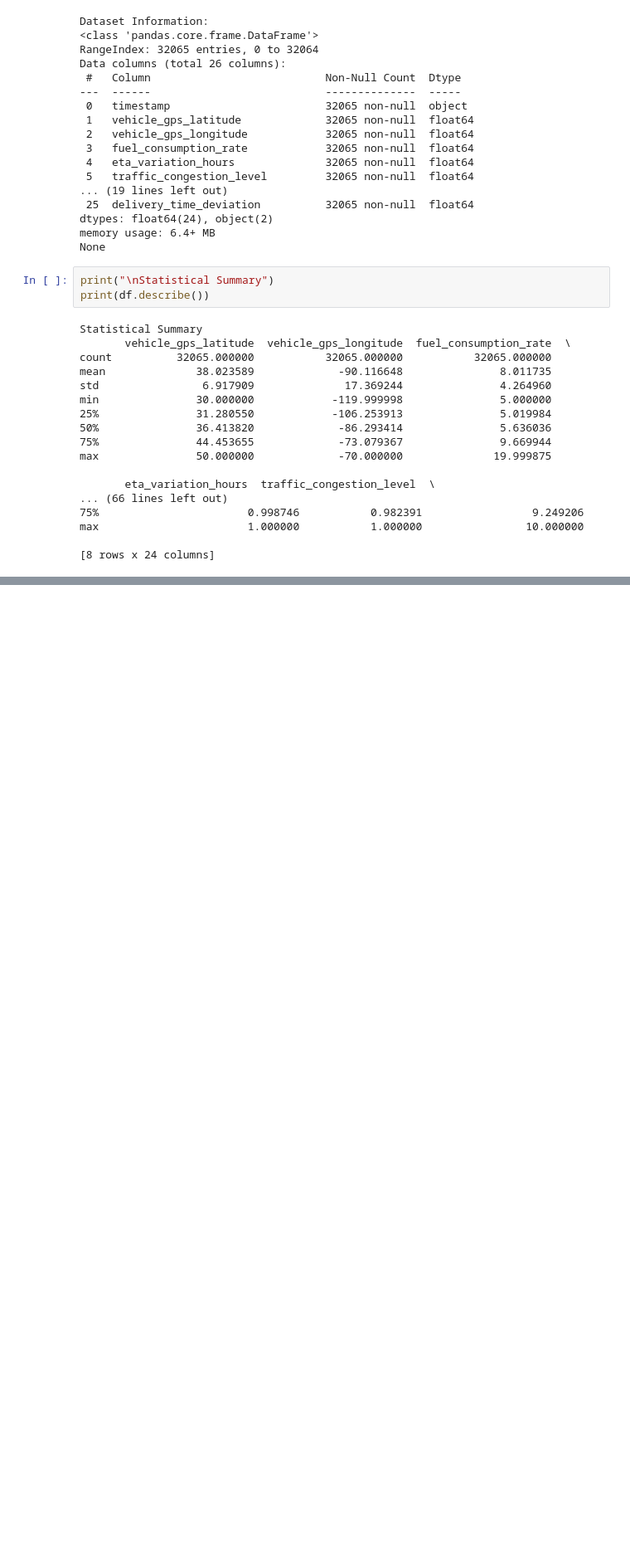
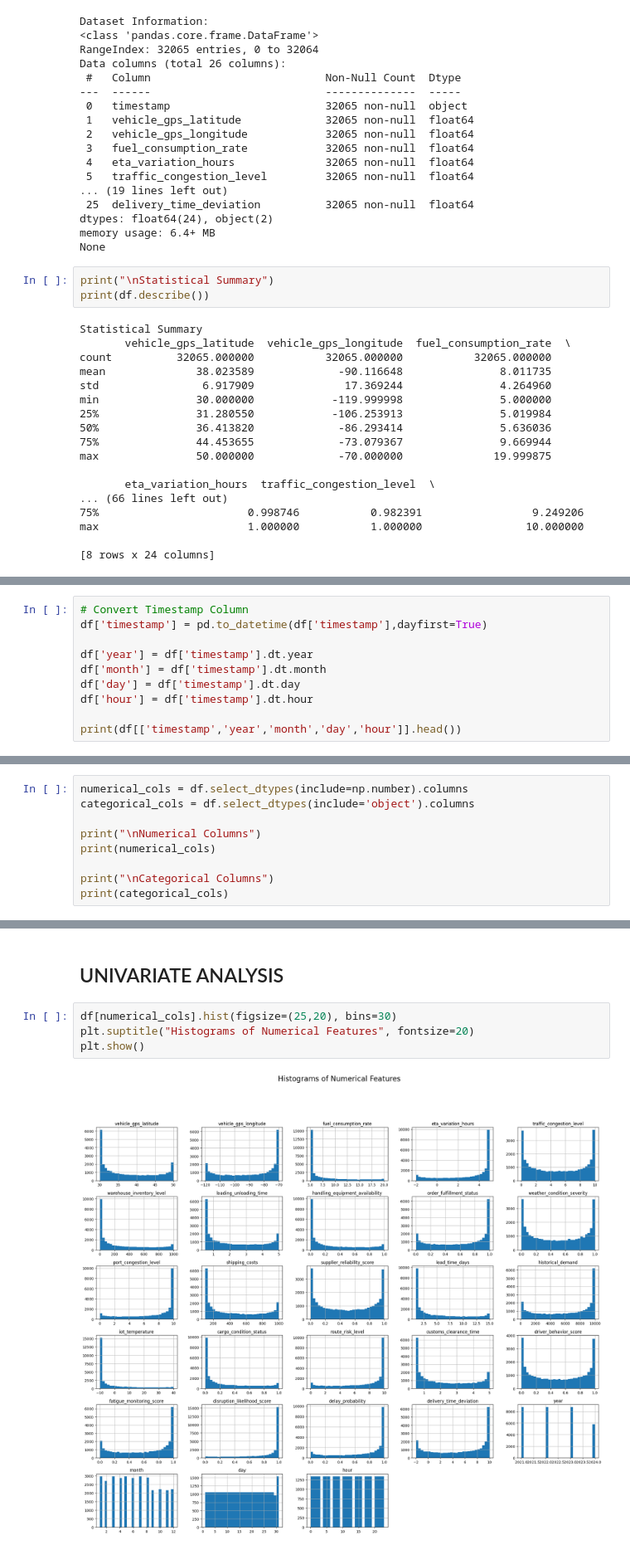
Before and after one commit to 24AIML048-Vidhi/AI_SupplyChain_Risk, a Jupyter notebook: notebooks/eda.ipynb, the cells around one changed output, grey strips where cells are left out. Shown at 83% size. Saved outputs shown, nothing was run; the diff lists cells and outputs as text; blank space fills up the shorter version.

```diff
--- a/notebooks/eda.ipynb
+++ b/notebooks/eda.ipynb
@@ -93,0 +119,10 @@ max                       1.000000           1.000000                10.000000
+# %%
+# Convert Timestamp Column
+df['timestamp'] = pd.to_datetime(df['timestamp'],dayfirst=True)
+
+df['year'] = df['timestamp'].dt.year
+df['month'] = df['timestamp'].dt.month
+df['day'] = df['timestamp'].dt.day
+df['hour'] = df['timestamp'].dt.hour
+
+print(df[['timestamp','year','month','day','hour']].head())
@@ -93,0 +136,9 @@ max                       1.000000           1.000000                10.000000
+# %%
+numerical_cols = df.select_dtypes(include=np.number).columns
+categorical_cols = df.select_dtypes(include='object').columns
+
+print("\nNumerical Columns")
+print(numerical_cols)
+
+print("\nCategorical Columns")
+print(categorical_cols)
@@ -93,0 +162,8 @@ max                       1.000000           1.000000                10.000000
+# %% [markdown]
+ ##  UNIVARIATE ANALYSIS
+# %%
+df[numerical_cols].hist(figsize=(25,20), bins=30)
+plt.suptitle("Histograms of Numerical Features", fontsize=20)
+plt.show()
+# %% [output]
+[figure, added]
```
Also changed, not shown: parts of 10 cells of this notebook.
